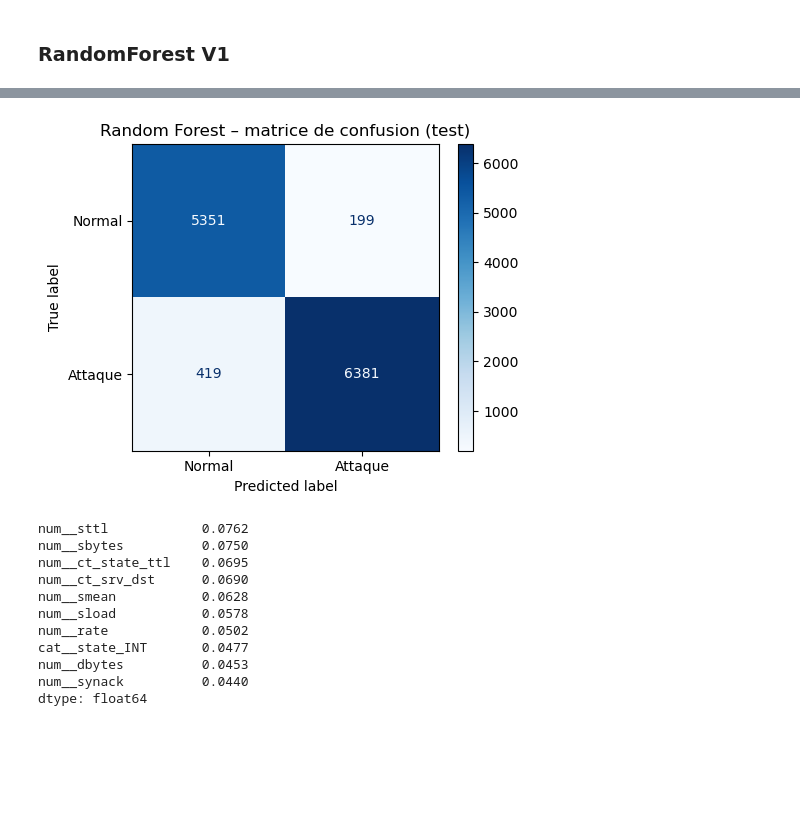
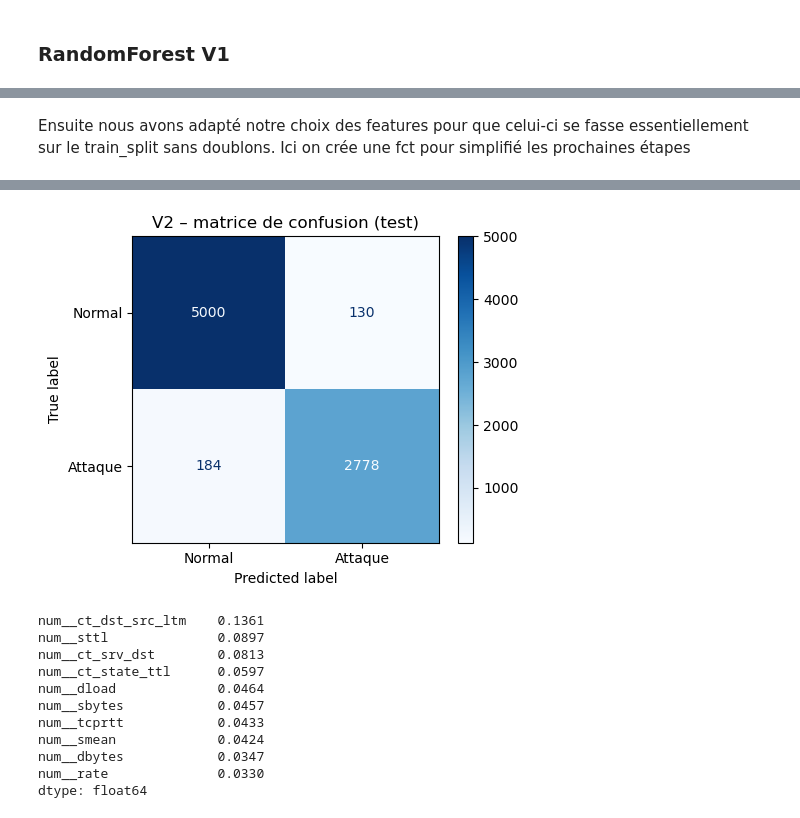
Before and after one commit to Tomland1209/ML_Phishing_Prediction, a Jupyter notebook: Notebooks/notebook_week2.ipynb, the cells around one changed output, grey strips where cells are left out. Saved outputs shown, nothing was run; the diff lists cells and outputs as text; code cells hidden in the pictures; blank space fills up the shorter version.

Commit message:
Modif notebbok V3
modif notebook avec data leakage

```diff
--- a/Notebooks/notebook_week2.ipynb
+++ b/Notebooks/notebook_week2.ipynb
@@ -179,0 +198,14 @@ dtype: float64
+# %%
+feat_cols = [c for c in df.columns if c not in ["id", "attack_cat", "label"]]
+
+# a) Doublons dans le dataset brut
+n_dup = df.duplicated(subset=feat_cols).sum()
+print(f"df brut : {len(df)} lignes, {n_dup} doublons ({n_dup/len(df):.1%})")
+
+# b) Même features mais labels contradictoires
+conf = df.groupby(feat_cols, dropna=False)["label"].nunique()
+print("Groupes à labels contradictoires :", (conf > 1).sum())
+
+# c) Après dédoublonnage
+df_dedup = df.drop_duplicates(subset=feat_cols).reset_index(drop=True)
+print("Doublons restants dans df_dedup :", df_dedup.duplicated(subset=feat_cols).sum())
@@ -179,0 +218,3 @@ dtype: float64
+# %% [markdown]
+Ensuite nous avons adapté notre choix des features pour que celui-ci se fasse essentiellement sur le train_split sans doublons.
+Ici on crée une fct pour simplifié les prochaines étapes
@@ -180,34 +260,28 @@ dtype: float64
 # %%
-# 1. Sélection des features V2 que sur le Train
-y = train_df["label"]
-X = train_df.drop(columns=["id", "attack_cat", "label"])
-quasi_const = [c for c in X.columns
-               if X[c].value_counts(normalize=True).iloc[0] > 0.97]
-X = X.drop(columns=quasi_const)
-num = X.select_dtypes("number")
-mi = pd.Series(mutual_info_classif(num, y, random_state=42), index=num.columns)
-corr = num.corr().abs()
-upper = corr.where(np.triu(np.ones(corr.shape), k=1).astype(bool))
-pairs = upper.stack().loc[lambda s: s > 0.9].sort_values(ascending=False)
-dropped = set()
-for (a, b), r in pairs.items():
-    if a in dropped or b in dropped:
-        continue
-    else:
-        dropped.add(a if mi[a] < mi[b] else b)
-features = [c for c in X.columns if c not in dropped]
-print("\nFeatures retenues :", len(features))
+# 1. Split sur les données dédoublonnées (70 / 15 / 15)
+train_df, temp_df = train_test_split(df_dedup, test_size=0.30, stratify=df_dedup["label"], random_state=42)
+val_df, test_df = train_test_split(temp_df, test_size=0.50, stratify=temp_df["label"], random_state=42)
 
-# 2. Jeux de données
+# On vérifie que pas de doublons dans val et test
+h = lambda d: pd.util.hash_pandas_object(d[feat_cols], index=False)
+s_train = set(h(train_df))
+print("val  avec copie dans train :", h(val_df).isin(s_train).sum())
+print("test avec copie dans train :", h(test_df).isin(s_train).sum())
+
+# 2. Sélection des features sur le TRAIN uniquement
+features = select_features(train_df)
+print("Features retenues :", len(features))
+print(features)
+
 cat_cols = [c for c in ["proto", "service", "state"] if c in features]
 num_cols = [c for c in features if c not in cat_cols]
 X_train, y_train = train_df[features], train_df["label"]
 X_val,   y_val   = val_df[features],   val_df["label"]
 X_test,  y_test  = test_df[features],  test_df["label"]
 
-# 3. Modèles : baseline majoritaire + Random Forest
+# 3. Modèles
 prep = ColumnTransformer([
-    ("cat", OneHotEncoder(handle_unknown="ignore", min_frequency=0.01), cat_cols),  # regroupe les protos rares
+    ("cat", OneHotEncoder(handle_unknown="ignore", min_frequency=0.01), cat_cols),
     ("num", "passthrough", num_cols),
 ])
 dummy = Pipeline([("prep", prep), ("model", DummyClassifier(strategy="most_frequent"))])
@@ -241,7 +315,7 @@ for name, X_, y_ in [("validation", X_val, y_val), ("test", X_test, y_test)]:
 fig, ax = plt.subplots(figsize=(5, 4))
 ConfusionMatrixDisplay.from_estimator(rf, X_test, y_test,
                                       display_labels=["Normal", "Attaque"], cmap="Blues", ax=ax)
-ax.set_title("Random Forest – matrice de confusion (test)")
+ax.set_title("V2 – matrice de confusion (test)")
 plt.tight_layout(); plt.show()
 
 names = rf.named_steps["prep"].get_feature_names_out()
@@ -260,12 +342,12 @@ test: VN=5351  FP=199  FN=419  VP=6381
-[figure, old version]
+[figure, new version]
-num__sttl            0.0762
-num__sbytes          0.0750
-num__ct_state_ttl    0.0695
-num__ct_srv_dst      0.0690
-num__smean           0.0628
-num__sload           0.0578
-num__rate            0.0502
-cat__state_INT       0.0477
-num__dbytes          0.0453
-num__synack          0.0440
+num__ct_dst_src_ltm    0.1361
+num__sttl              0.0897
+num__ct_srv_dst        0.0813
+num__ct_state_ttl      0.0597
+num__dload             0.0464
+num__sbytes            0.0457
+num__tcprtt            0.0433
+num__smean             0.0424
+num__dbytes            0.0347
+num__rate              0.0330
 dtype: float64
```
Also changed, not shown: parts of 11 cells of this notebook.
